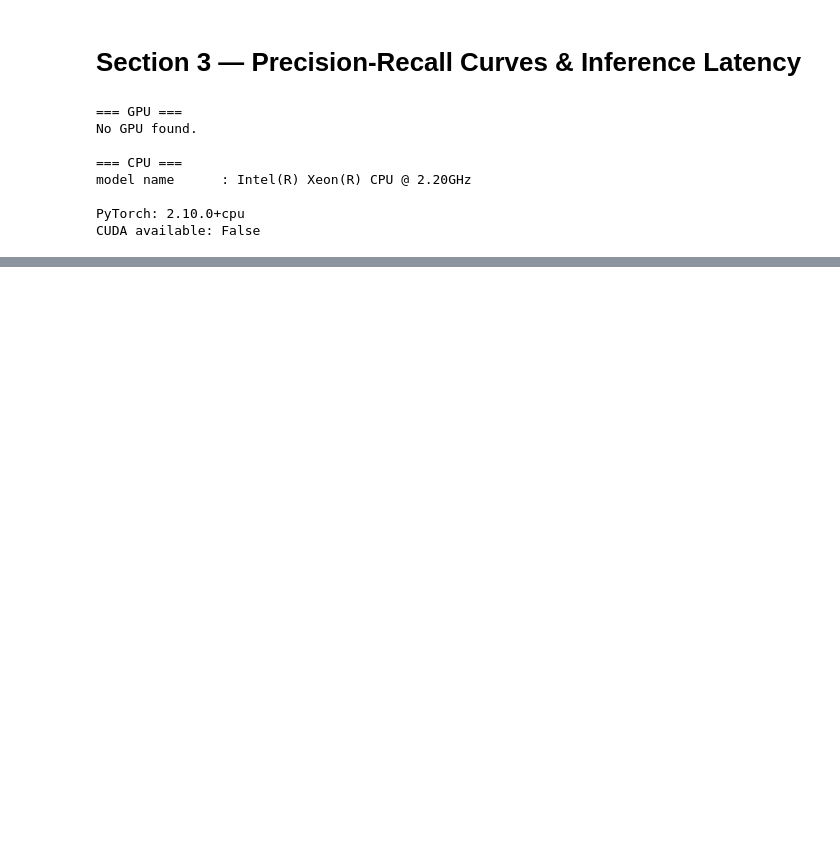
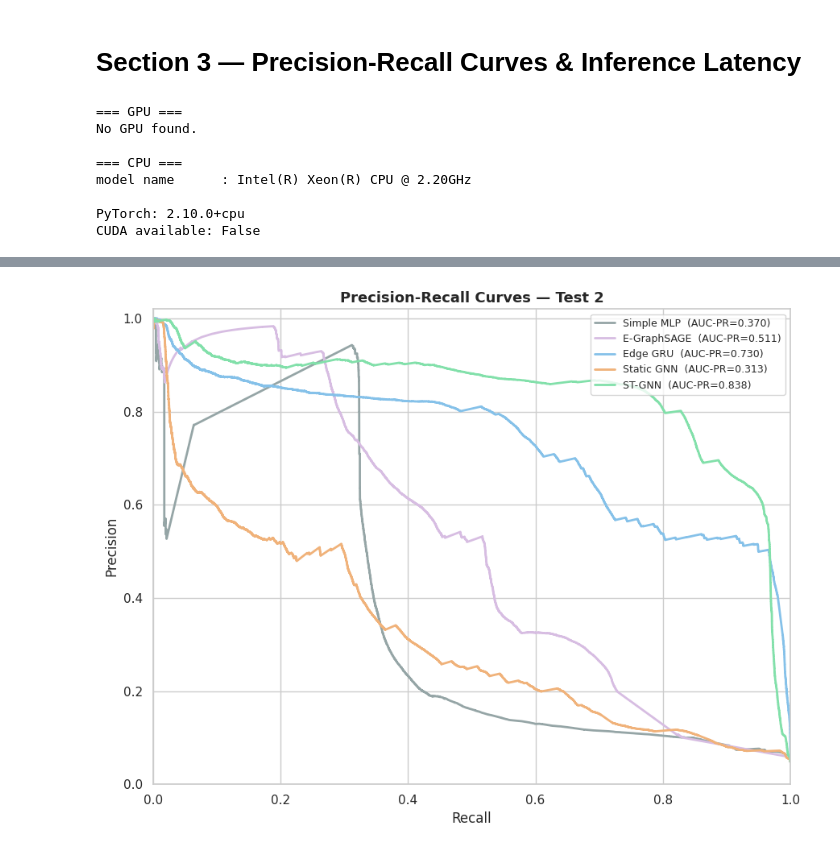
Before and after one commit to tatipar/temporalgnn-nids, a Jupyter notebook: code/python/notebook/comparative_evaluation.ipynb, the cells around one changed output, grey strips where cells are left out. Drawn from its saved outputs; the diff is of its cells as text; code cells hidden in the pictures; blank space fills up the shorter version.

```diff
--- a/code/python/notebook/comparative_evaluation.ipynb
+++ b/code/python/notebook/comparative_evaluation.ipynb
@@ -566,0 +696,23 @@ Latency table (mean ± std over 429 snapshots, CPU):
+# %%
+# ── Precision-Recall curves ────────────────────────────────────────────────
+fig, ax = plt.subplots(figsize=(9, 7))
+
+for display in MODEL_ORDER:
+    if display not in pr_results_test2:
+        continue
+    res = pr_results_test2[display]
+    prec, rec, _ = precision_recall_curve(res['y_true'], res['y_probs'])
+    aucpr = auc(rec, prec)
+    ax.plot(rec, prec, label=f"{display}  (AUC-PR={aucpr:.3f})",
+            color=COLORS[display], linewidth=2)
+
+ax.set_xlabel('Recall', fontsize=12)
+ax.set_ylabel('Precision', fontsize=12)
+ax.set_title('Precision-Recall Curves — Test 2', fontsize=13, weight='bold')
+ax.legend(fontsize=9, loc='upper right')
+ax.set_xlim(0, 1); ax.set_ylim(0, 1.02)
+plt.tight_layout()
+plt.savefig(f'{PLOTS_DIR}/pr_curves_test2.png', dpi=300)
+plt.show()
+# %% [output]
+[figure, added]
```
Also changed, not shown: parts of 27 cells of this notebook.
